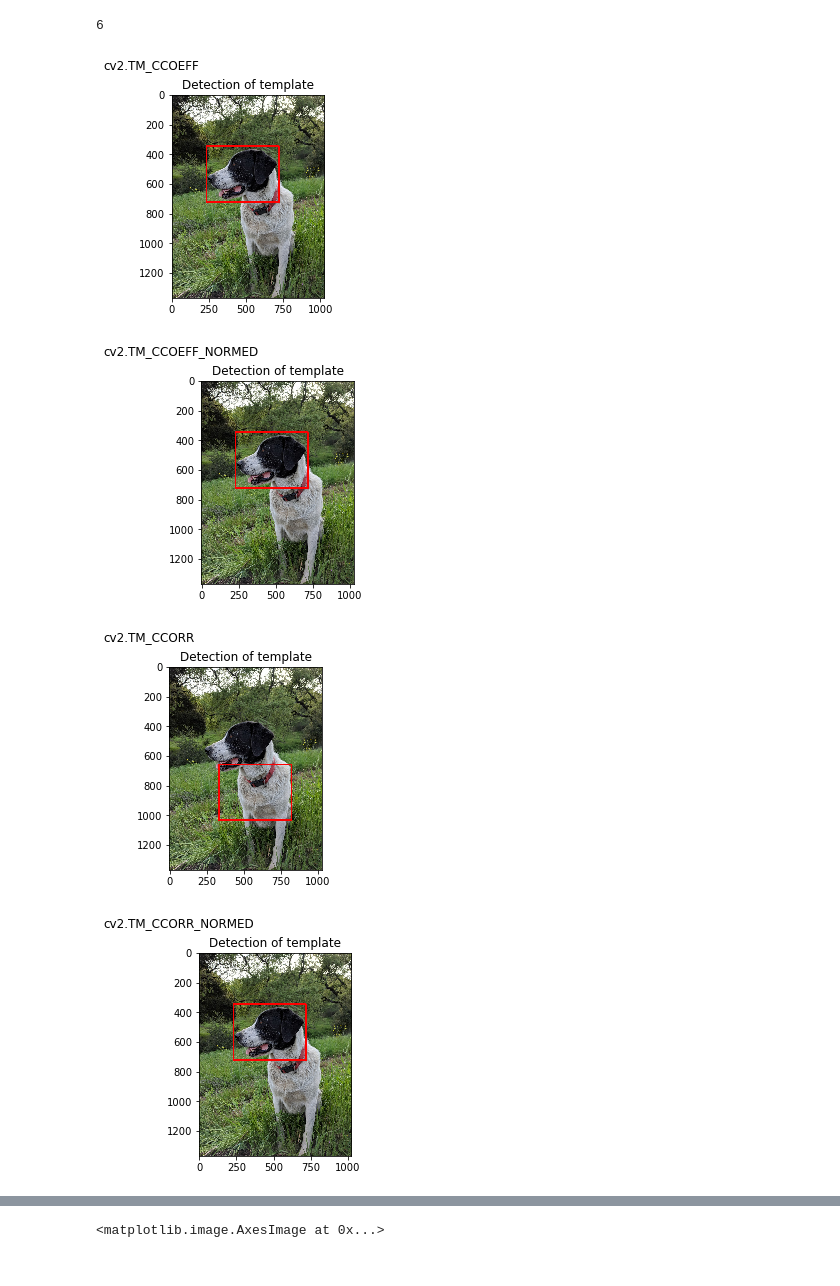
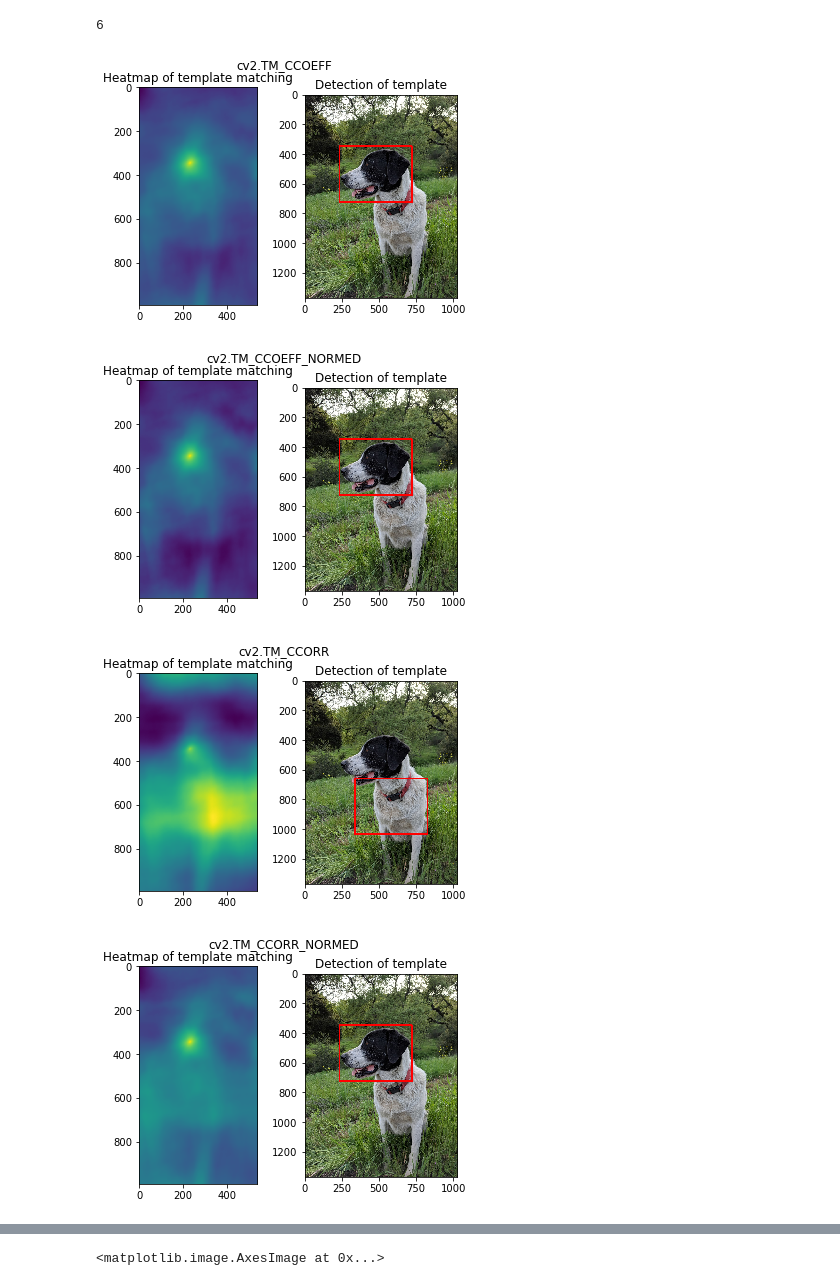
Before and after one commit to qzheng75/My_Data_Sci_Projects, a Jupyter notebook: Computer Vision Learning/4. Object Detection/4.1 Template Matching.ipynb, the cells around one changed output, grey strips where cells are left out. Cells and saved outputs as stored; diff of their text form; code cells hidden in the pictures.

```diff
--- a/Computer Vision Learning/4. Object Detection/4.1 Template Matching.ipynb
+++ b/Computer Vision Learning/4. Object Detection/4.1 Template Matching.ipynb
@@ -45,35 +45,33 @@ methods = ['cv2.TM_CCOEFF', 'cv2.TM_CCOEFF_NORMED', 'cv2.TM_CCORR','cv2.TM_CCORR
 # %%
 for m_str in methods:
     full_copy = full.copy()
     method = eval(m_str)
     res = cv2.matchTemplate(full_copy, face, method)
 
     min_val, max_val, min_loc, max_loc = cv2.minMaxLoc(res)
     if method in [cv2.TM_SQDIFF, cv2.TM_SQDIFF_NORMED]:
         top_left = min_loc
     else:
         top_left = max_loc
 
     height, width, channels = face.shape
     bottom_right = (top_left[0] + width, top_left[1] + height)
     cv2.rectangle(full_copy, top_left, bottom_right,
                  (255, 0, 0), 10)
 
     # Show Images
-    plt.subplots(121)
+    plt.subplot(121)
     plt.imshow(res)
     plt.title("Heatmap of template matching")
 
     plt.subplot(122)
     plt.imshow(full_copy)
     plt.title("Detection of template")
     plt.suptitle(m_str)
 
     plt.show()
-    print('\n')
-    print('\n')
 # %% [output]
-[figure, old version]
+[figure, new version]
-[figure, old version]
+[figure, new version]
-[figure, old version]
+[figure, new version]
-[figure, old version]
+[figure, new version]
```
Also changed, not shown: parts of 1 cell of this notebook, 2 other files.
